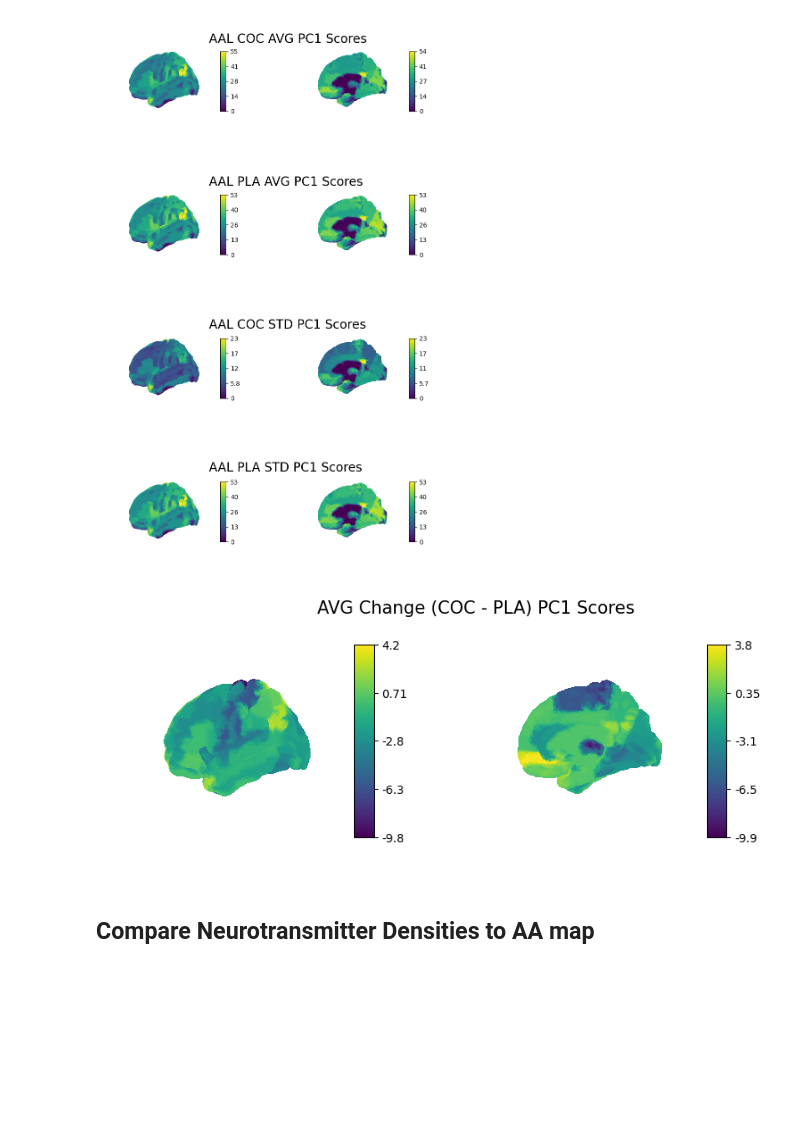
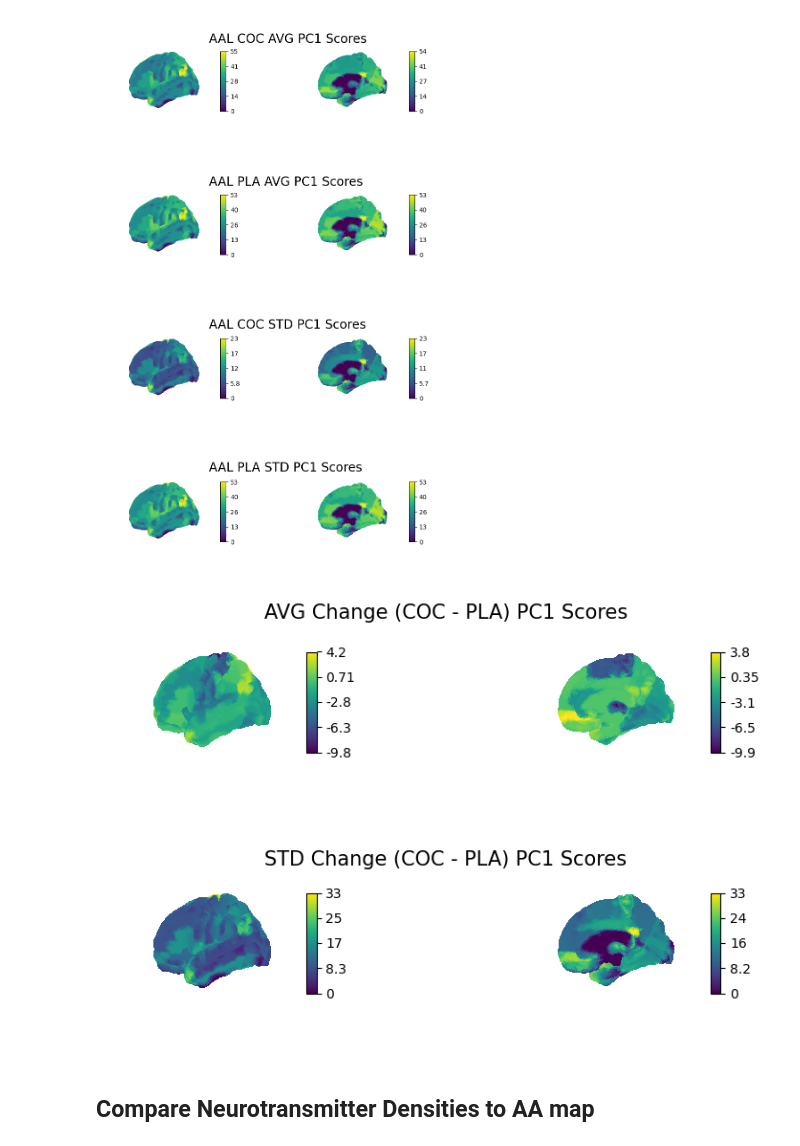
Before and after one commit to LuisA00/ResearchElective_Maastricht2023, a Jupyter notebook: ComparingAtlasesToNeurotransmittersDensities.ipynb, the cells around one changed output. Drawn from its saved outputs; the diff is of its cells as text; code cells hidden in the pictures; blank space fills up the shorter version.

```diff
--- a/ComparingAtlasesToNeurotransmittersDensities.ipynb
+++ b/ComparingAtlasesToNeurotransmittersDensities.ipynb
@@ -390,13 +402,15 @@ AAL_COC_AVG_PC_path = "GitHub/ResearchElective_Maastricht2023/AA_AveragePC1Score
 AAL_COC_STD_PC_path = "GitHub/ResearchElective_Maastricht2023/AA_StdPC1Scores_COC.nii.gz"
 AAL_PLA_AVG_PC_path = "GitHub/ResearchElective_Maastricht2023/AA_AveragePC1Scores_PLA.nii.gz"
 AAL_PLA_STD_PC_path = "GitHub/ResearchElective_Maastricht2023/AA_StdPC1Scores_PLA.nii.gz"
-AAL_PC_Change_path = "GitHub/ResearchElective_Maastricht2023/AA_AveragePC1Scores_Change.nii.gz"
+AAL_PC_AVG_Change_path = "GitHub/ResearchElective_Maastricht2023/AA_AveragePC1Scores_Change.nii.gz"
+AAL_PC_STD_Change_path = "GitHub/ResearchElective_Maastricht2023/AA_STDPC1Scores_Change.nii.gz"
 
 AAL_COC_AVG_PC_file = nib.load(AAL_COC_AVG_PC_path)
 AAL_COC_STD_PC_file = nib.load(AAL_COC_STD_PC_path)
 AAL_PLA_AVG_PC_file = nib.load(AAL_PLA_AVG_PC_path)
 AAL_PLA_STD_PC_file = nib.load(AAL_PLA_STD_PC_path)
-AAL_PC_Change_file = nib.load(AAL_PC_Change_path)
+AAL_PC_AVG_Change_file = nib.load(AAL_PC_AVG_Change_path)
+AAL_PC_STD_Change_file = nib.load(AAL_PC_STD_Change_path)
 # %%
 # Show brain maps for COC and PLA (AVG & STD).
 
@@ -408,9 +422,11 @@ plot_brainmaps_results(AAL_COC_AVG_PC_file, AAL_COC_STD_PC_file, AAL_PLA_AVG_PC_
 # %%
 # Show change score brain map (COC - PLA mean change score).
 
-plotting_brainmaps_change(AAL_PC_Change_file, "AVG Change (COC - PLA) PC1 Scores")
+AAL_Change_titles = ["AVG Change (COC - PLA) PC1 Scores", "STD Change (COC - PLA) PC1 Scores"]
+
+plotting_brainmaps_change(AAL_PC_AVG_Change_file, AAL_PC_STD_Change_file, AAL_Change_titles)
 # %% [output]
-[figure, old version]
+[figure, new version]
 # %% [markdown]
 ## Compare Neurotransmitter Densities to AA map
 # %%
```
Also changed, not shown: parts of 7 cells of this notebook, 8 other files.
